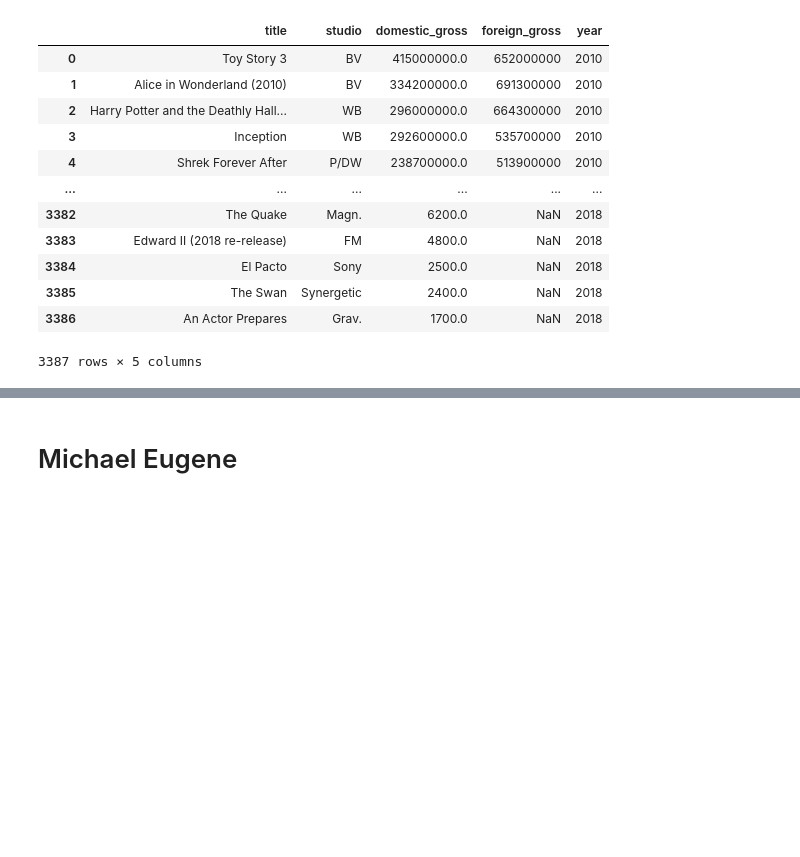
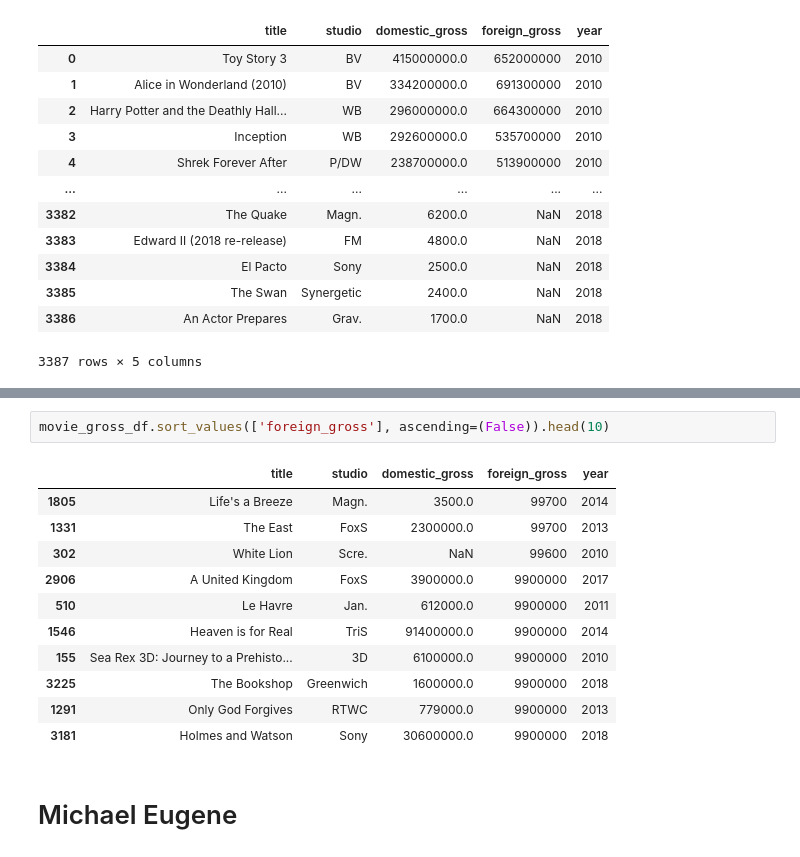
Before and after one commit to mehince/group-1-capstone, a Jupyter notebook: student.ipynb, the cells around one changed output, grey strips where cells are left out. Drawn from its saved outputs; the diff is of its cells as text; blank space fills up the shorter version.

```diff
--- a/student.ipynb
+++ b/student.ipynb
@@ -157,2 +170,16 @@ Name: domestic_gross, Length: 257, dtype: float64
+# %%
+movie_gross_df.sort_values(['foreign_gross'], ascending=(False)).head(10)
+# %% [output]
+|  | title | studio | domestic_gross | foreign_gross | year |
+| 1805 | Life's a Breeze | Magn. | 3500.0 | 99700 | 2014 |
+| 1331 | The East | FoxS | 2300000.0 | 99700 | 2013 |
+| 302 | White Lion | Scre. | NaN | 99600 | 2010 |
+| 2906 | A United Kingdom | FoxS | 3900000.0 | 9900000 | 2017 |
+| 510 | Le Havre | Jan. | 612000.0 | 9900000 | 2011 |
+| 1546 | Heaven is for Real | TriS | 91400000.0 | 9900000 | 2014 |
+| 155 | Sea Rex 3D: Journey to a Prehisto... | 3D | 6100000.0 | 9900000 | 2010 |
+| 3225 | The Bookshop | Greenwich | 1600000.0 | 9900000 | 2018 |
+| 1291 | Only God Forgives | RTWC | 779000.0 | 9900000 | 2013 |
+| 3181 | Holmes and Watson | Sony | 30600000.0 | 9900000 | 2018 |
 # %% [markdown]
 # Michael Eugene
```
Also changed, not shown: parts of 4 cells of this notebook.
